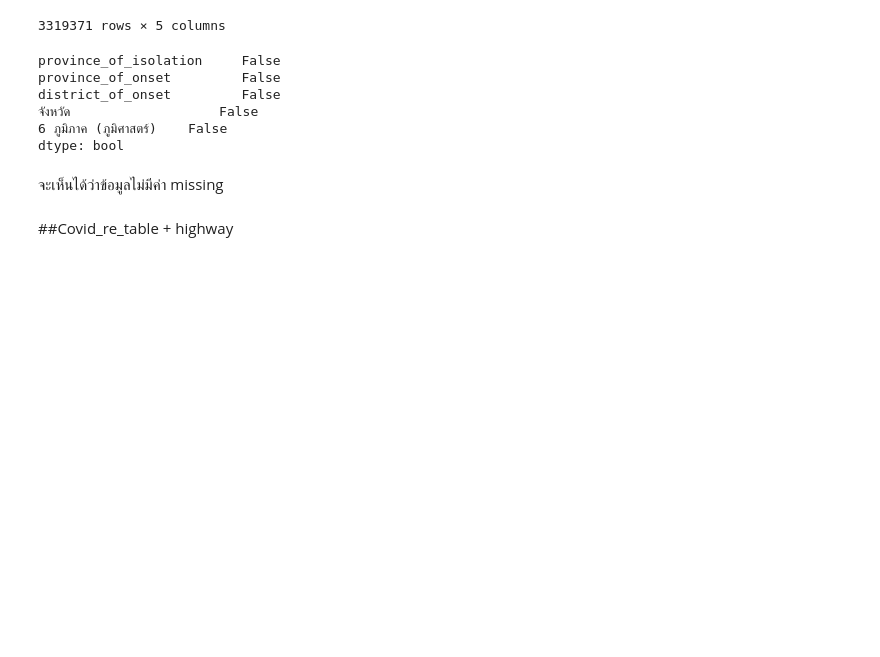
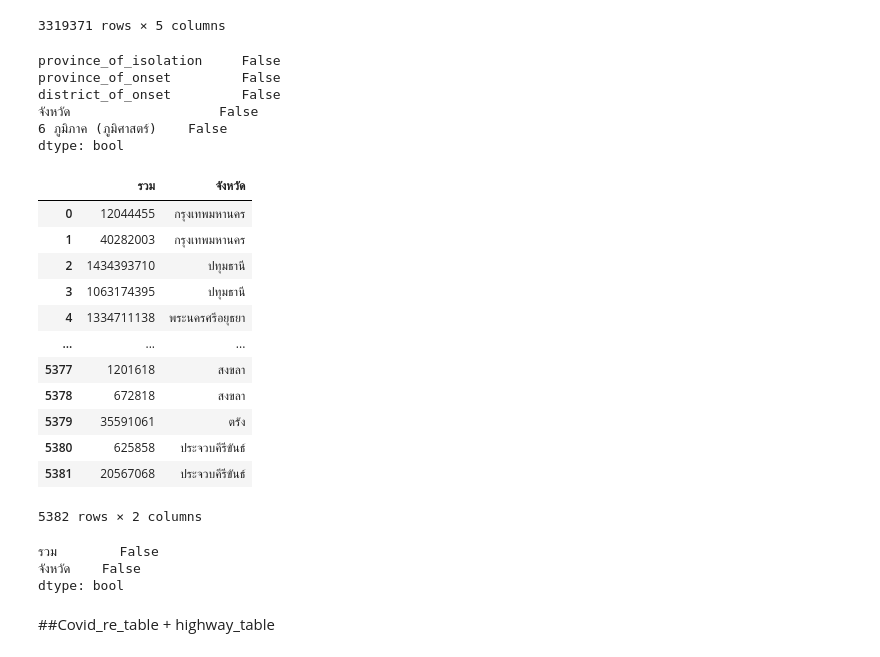
Before and after one commit to Nunticha24/data_viz_2022, a Jupyter notebook: Project_Dinosaur.ipynb, the cells around one changed output. Saved outputs shown, nothing was run; the diff lists cells and outputs as text; code cells hidden in the pictures; blank space fills up the shorter version.

```diff
--- a/Project_Dinosaur.ipynb
+++ b/Project_Dinosaur.ipynb
@@ -355,8 +351,29 @@ district_of_onset         False
 จังหวัด                   False
 6 ภูมิภาค (ภูมิศาสตร์)    False
 dtype: bool
-# %% [markdown]
-จะเห็นได้ว่าข้อมูลไม่มีค่า missing
+# %%
+highway_table = highway[['รวม','จังหวัด']]
+highway_table
+# %% [output]
+|  | รวม | จังหวัด |
+| 0 | 12044455 | กรุงเทพมหานคร |
+| 1 | 40282003 | กรุงเทพมหานคร |
+| 2 | 1434393710 | ปทุมธานี |
+| 3 | 1063174395 | ปทุมธานี |
+| 4 | 1334711138 | พระนครศรีอยุธยา |
+| ... | ... | ... |
+| 5377 | 1201618 | สงขลา |
+| 5378 | 672818 | สงขลา |
+| 5379 | 35591061 | ตรัง |
+| 5380 | 625858 | ประจวบคีรีขันธ์ |
+| 5381 | 20567068 | ประจวบคีรีขันธ์ |
+5382 rows × 2 columns
+# %%
+highway_table.isnull().any()
+# %% [output]
+รวม        False
+จังหวัด    False
+dtype: bool
 # %% [markdown]
-##Covid_re_table + highway
+##Covid_re_table + highway_table
 # %%
```
Also changed, not shown: parts of 3 cells of this notebook.
